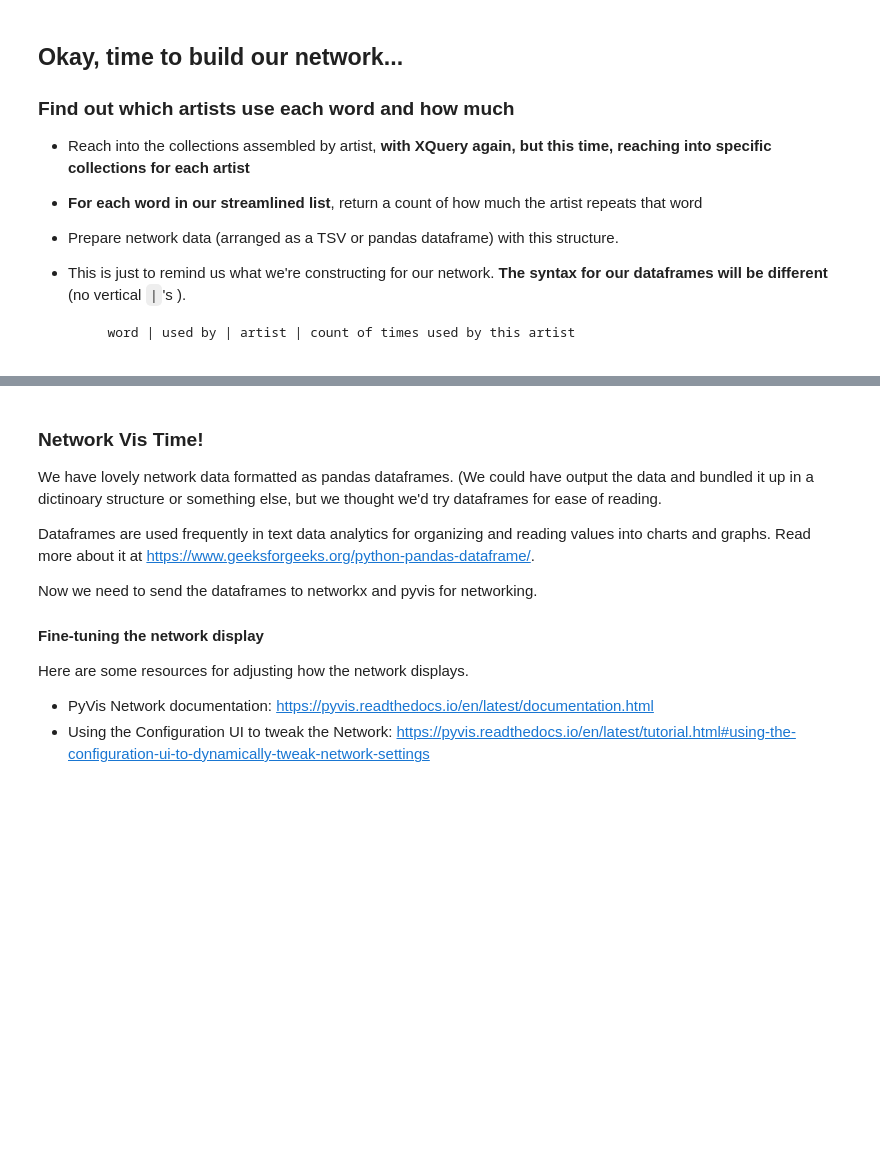
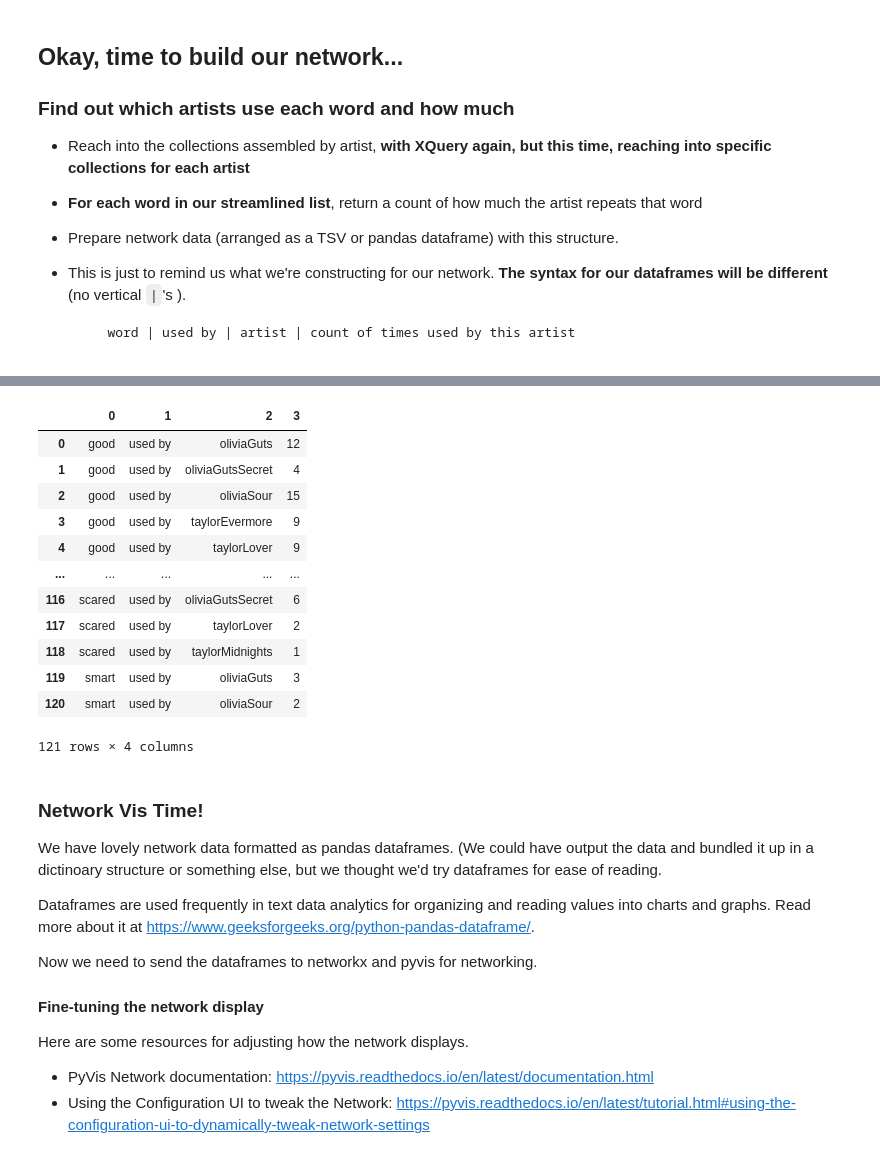
Before and after one commit to newtfire/textAnalysis-Hub, a Jupyter notebook: Class-Examples/Python/projectExamples/4-projectExplore-lyricsWordNetwork.ipynb, the cells around one changed output, grey strips where cells are left out. Saved outputs shown, nothing was run; the diff lists cells and outputs as text; code cells hidden in the pictures; blank space fills up the shorter version.

```diff
--- a/Class-Examples/Python/projectExamples/4-projectExplore-lyricsWordNetwork.ipynb
+++ b/Class-Examples/Python/projectExamples/4-projectExplore-lyricsWordNetwork.ipynb
@@ -299,42 +330,59 @@ def networkQuery(listLems, InputPath):
             xquery = f'''
                 declare variable $lemma as xs:string* external := '{lemma}';
                 declare variable $string as xs:string := string-join(
-                let $billieLyrics := collection('lyricXML/billie/.?select=*.xml;recurse=yes')
+                let $oliviaLyrics := collection('lyricXML/olivia/.?select=*.xml;recurse=yes')
+                let $taylorLyrics := collection('lyricXML/taylor/.?select=*.xml;recurse=yes')
+                let $combinedLyrics := ($oliviaLyrics, $taylorLyrics)
                 let $allTheLyrics := collection('lyricXML/.?select=*.xml;recurse=yes')
                 (: ebb: our collection variables are set to recurse through the internal nested folders.:)
 
-                let $artistNames := ('billie', 'olivia', 'sabrina', 'taylor')
-                    for $name in $artistNames
+                let $folderNames := ('oliviaGuts', 'oliviaGutsSecret', 'oliviaSour', 'taylorEvermore', 'taylorLover', 'taylorMidnights')
+                    for $name in $folderNames
                     (: return $name :)
 
-                    let $lemmaLines := $allTheLyrics[base-uri() ! contains(., $name)]//l ! text()[contains(., $lemma)]
-                    let $billieCount := count($lemmaLines)
-                    return ($lemma || '\t' || 'used by' || '\t' || $name || '\t' ||  $billieCount), '\n');
+                    let $lemmaLines := $combinedLyrics[base-uri() ! contains(., $name)]//l ! text()[contains(., $lemma)]
+                    let $count := count($lemmaLines)
+                    where $count ne 0
+                    return ($lemma || '\t' || 'used by' || '\t' || $name || '\t' ||  $count), '\n');
 
                 (: May work more reliably than regex '\n' :)
                 (: IF NEEDED: in place of \t, we can use `&#x9;.` :)
                 (: IF NEEDED: in pace of \n, we can use this weird special character for a newline or hard return.:)
                 $string
             '''
             xq.set_query_content(xquery)
 
             r = xq.run_query_to_value()
             r = str(r)
             # print(r)
             # ebb: Now we read this into a pandas dataframe based on tab-separated values as csv/tsv data:
             df = pd.read_csv(StringIO(r), header=None, sep="\t")
             # print(df) # ebb: This churns out lots of little dataframes based on each turn of the python for loop in this function.
             # So, we need to bundle them together. We'll start by putting them in a list.
             listdfs.append(df)
             #print(listdfs)
     # ebb: Now we concatenate the list of pandas dataframes into just one using pd.concat:
     merged_df = pd.concat(listdfs, ignore_index=True)
     merged_df.to_csv(OutputPath, sep="\t")
 
 
     return(merged_df)
 
 networkQuery(listLems, InputPath)
+# %% [output]
+|  | 0 | 1 | 2 | 3 |
+| 0 | good | used by | oliviaGuts | 12 |
+| 1 | good | used by | oliviaGutsSecret | 4 |
+| 2 | good | used by | oliviaSour | 15 |
+| 3 | good | used by | taylorEvermore | 9 |
+| 4 | good | used by | taylorLover | 9 |
+| ... | ... | ... | ... | ... |
+| 116 | scared | used by | oliviaGutsSecret | 6 |
+| 117 | scared | used by | taylorLover | 2 |
+| 118 | scared | used by | taylorMidnights | 1 |
+| 119 | smart | used by | oliviaGuts | 3 |
+| 120 | smart | used by | oliviaSour | 2 |
+121 rows × 4 columns
 # %% [markdown]
 ### Network Vis Time!
 We have lovely network data formatted as pandas dataframes. (We could have output the data and bundled it up in a dictinoary structure or something else, but we thought we'd try dataframes for ease of reading.
```
Also changed, not shown: parts of 7 cells of this notebook, 3 other files.
